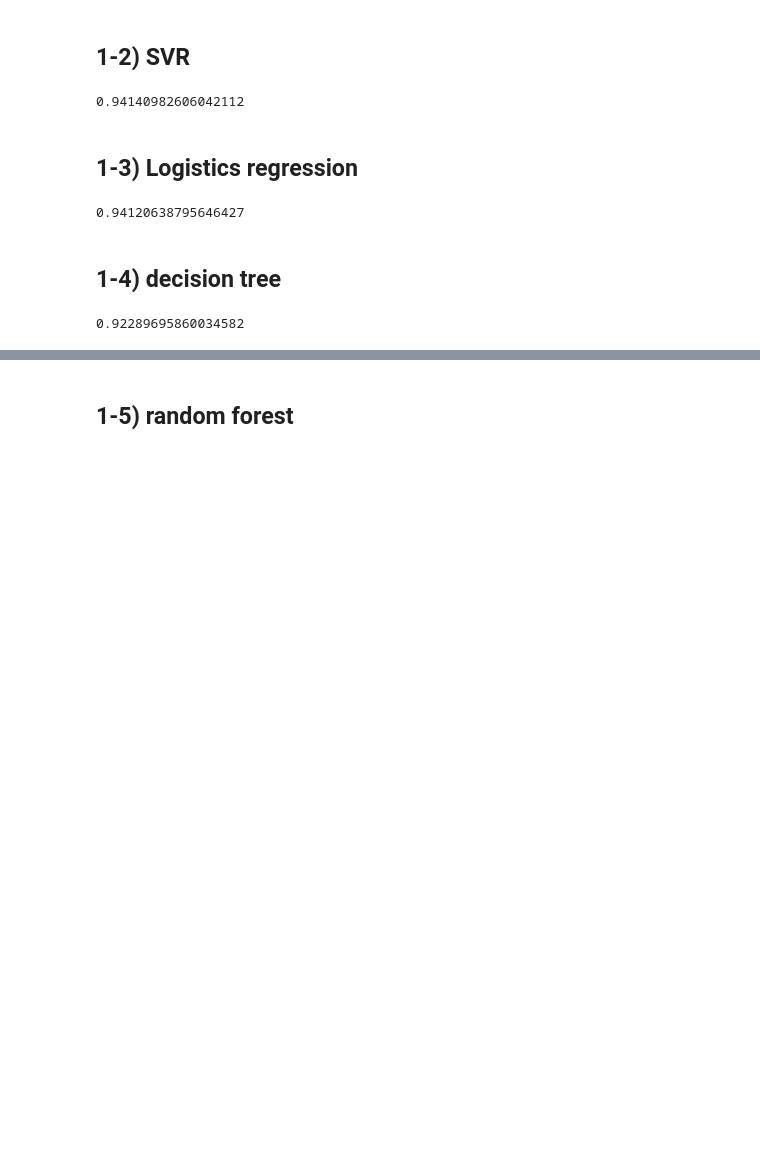
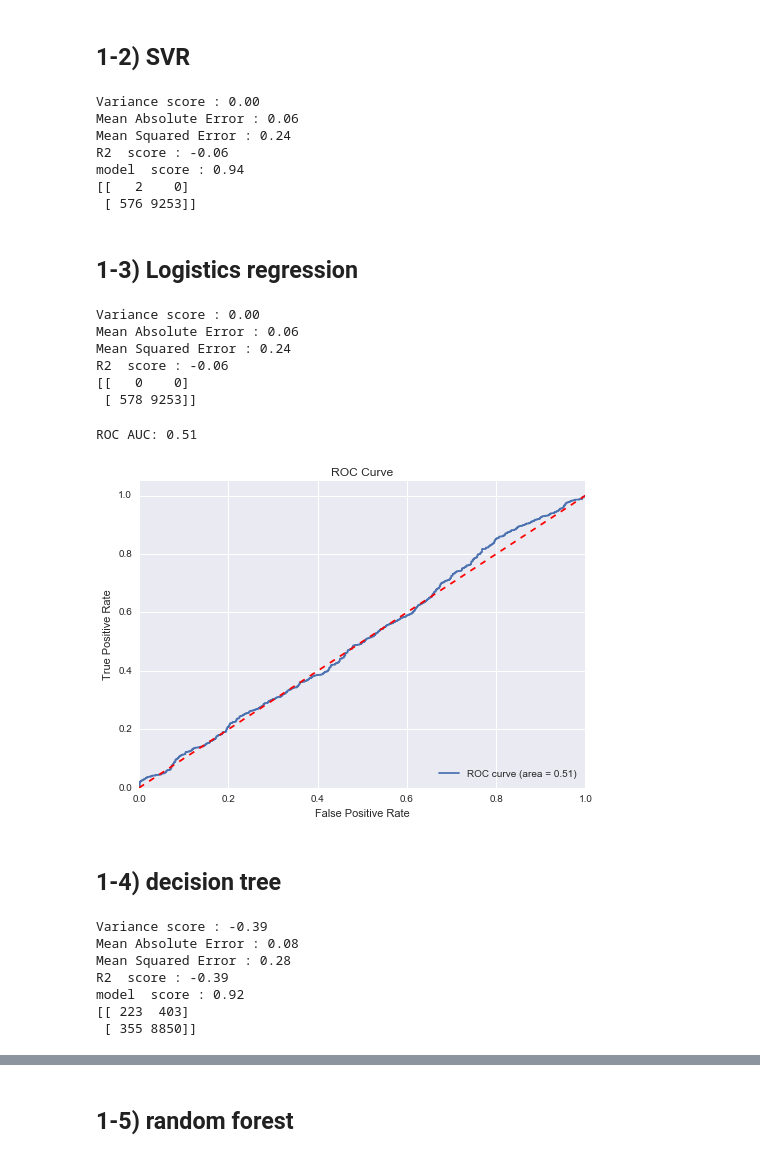
Before and after one commit to yennanliu/Kaggle.com_mini_project, a Jupyter notebook: Amazon_access/Amazon_access_Prediction_V1.ipynb, the cells around one changed output, grey strips where cells are left out. Cells and saved outputs as stored; diff of their text form; code cells hidden in the pictures; blank space fills up the shorter version.

Commit message:
add learning curve

```diff
--- a/Amazon_access/Amazon_access_Prediction_V1.ipynb
+++ b/Amazon_access/Amazon_access_Prediction_V1.ipynb
@@ -46,7 +47,8 @@ df_train.head(3)
 # %%
 from sklearn.model_selection import cross_val_score, train_test_split
 from sklearn.metrics import mean_squared_error, r2_score, explained_variance_score, mean_absolute_error
-
+from sklearn.metrics import roc_curve, auc
+from sklearn.metrics import confusion_matrix
 
 def sample_split(data):
     #data =  data[selected_feature]
@@ -74,7 +76,28 @@ def reg_analysis(model, X_train, X_test, y_train, y_test):
     #R² score, the coefficient of determination
     r2s = r2_score(y_test, prediction)
     print ('R2  score : %.2f' %r2s)
-    return model
+    model_score = model.score(X_test,y_test)
+    print ('model  score : %.2f' %model_score)
+    # confusion metrix
+    y_test_predict = model.predict(X_test)
+    print (confusion_matrix(y_test_predict,y_test))
+    #return model
+
+def learn_curve(model):
+    fpr, tpr, _ = roc_curve(y_test, model.predict_proba(X_test)[:,1])
+    roc_auc = auc(fpr, tpr)
+    print ('ROC AUC: %0.2f' % roc_auc)
+    # plot curve
+    plt.figure()
+    plt.plot(fpr, tpr, label='ROC curve (area = %0.2f)' % roc_auc)
+    plt.plot([0, 1], [0, 1], 'r--')
+    plt.xlim([0.0, 1.0])
+    plt.ylim([0.0, 1.05])
+    plt.xlabel('False Positive Rate')
+    plt.ylabel('True Positive Rate')
+    plt.title('ROC Curve')
+    plt.legend(loc="lower right")
+    plt.show()
 # %%
 df_train.head(2)
 # %% [output]
@@ -106,8 +122,16 @@ LinearRegression(copy_X=True, fit_intercept=True, n_jobs=1, normalize=False)
 from sklearn import svm
 clf_svr = svm.SVC()
 
-clf_svr.fit(X_train,y_train)
-clf_svr.predict(X_test)
-clf_svr.score(X_test,y_test)
+#clf_svr.fit(X_train,y_train)
+#clf_svr.predict(X_test)
+#clf_svr.score(X_test,y_test)
+
+reg_analysis(clf_svr,X_train, X_test, y_train, y_test)
 # %% [output]
-0.94140982606042112
+Variance score : 0.00
+Mean Absolute Error : 0.06
+Mean Squared Error : 0.24
+R2  score : -0.06
+model  score : 0.94
+[[   2    0]
+ [ 576 9253]]
@@ -117,11 +144,24 @@ clf_svr.score(X_test,y_test)
 from sklearn.linear_model import LogisticRegression
 
 clf_logistics = LogisticRegression()
-clf_logistics.fit(X_train,y_train)
-clf_logistics.predict(X_test)
-clf_logistics.score(X_test,y_test)
+#clf_logistics.fit(X_train,y_train)
+#clf_logistics.predict(X_test)
+#clf_logistics.score(X_test,y_test)
+
+reg_analysis(clf_logistics,X_train, X_test, y_train, y_test)
 # %% [output]
-0.94120638795646427
+Variance score : 0.00
+Mean Absolute Error : 0.06
+Mean Squared Error : 0.24
+R2  score : -0.06
+[[   0    0]
+ [ 578 9253]]
+# %%
+# ====  ROC curve  ====
+learn_curve(clf_logistics)
+# %% [output]
+ROC AUC: 0.51
+[figure, added]
 # %% [markdown]
 ## 1-4) decision tree
 # %%
@@ -131,8 +171,16 @@ clf_logistics.score(X_test,y_test)
 from sklearn.tree import DecisionTreeClassifier
 
 clf_tree = DecisionTreeClassifier(random_state=0)
-clf_tree.fit(X_train,y_train)
-clf_tree.predict(X_test)
-clf_tree.score(X_test,y_test)
+#clf_tree.fit(X_train,y_train)
+#clf_tree.predict(X_test)
+#clf_tree.score(X_test,y_test)
+
+reg_analysis(clf_tree,X_train, X_test, y_train, y_test)
 # %% [output]
-0.92289695860034582
+Variance score : -0.39
+Mean Absolute Error : 0.08
+Mean Squared Error : 0.28
+R2  score : -0.39
+model  score : 0.92
+[[ 223  403]
+ [ 355 8850]]
```
Also changed, not shown: parts of 8 cells of this notebook, 1 other file.
